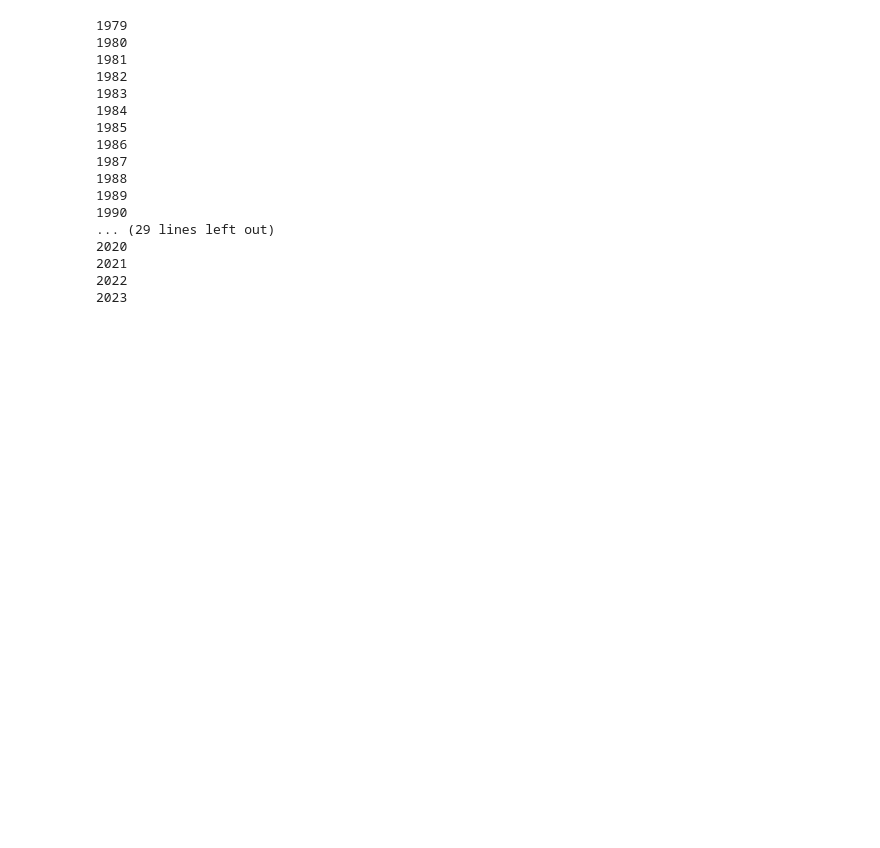
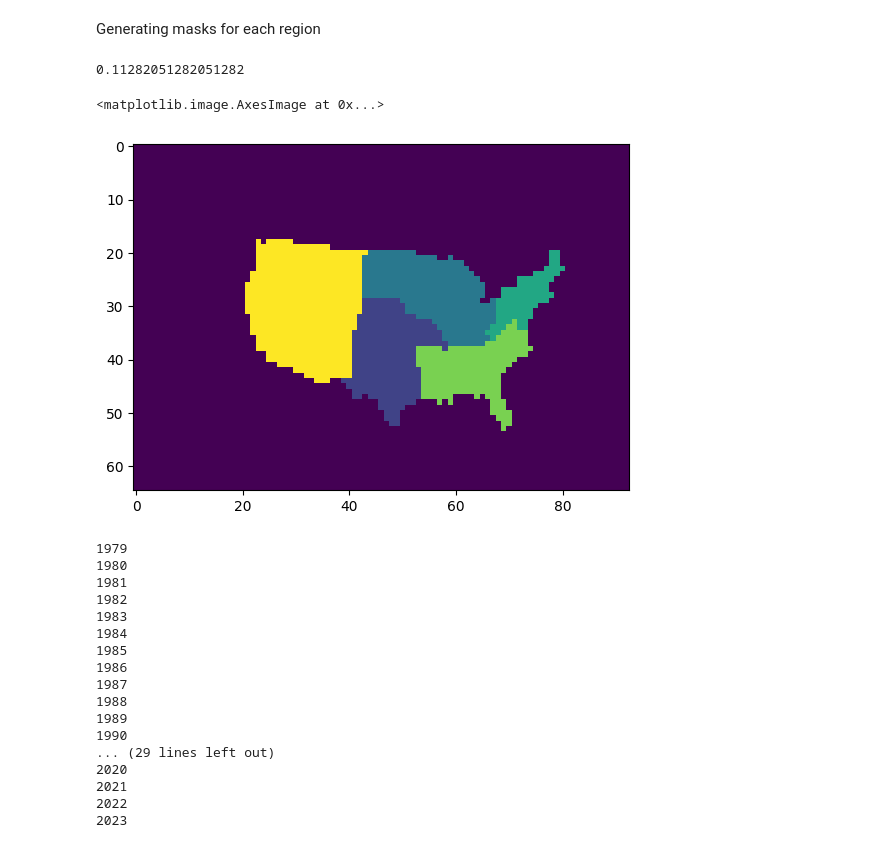
Before and after one commit to milesepstein13/severe-thunderstorm-analysis, a Jupyter notebook: create_contingency.ipynb, the cells around one changed output. Cells and saved outputs as stored; diff of their text form; code cells hidden in the pictures; blank space fills up the shorter version.

```diff
--- a/create_contingency.ipynb
+++ b/create_contingency.ipynb
@@ -48,3 +68,7 @@ outlook_key_dict = {
 }
 
 oldyear = 0
+# %%
+geolocator = Nominatim(user_agent="severe_thunderstorm_miles_new1")
+# %% [markdown]
+Generating masks for each region
@@ -51,3 +129,31 @@ oldyear = 0
+# %%
+# Initialize an empty array for the mask
+mask = np.empty_like(pph['lat'].values, dtype=object)
+
+# Loop over each grid point
+for i in range(pph['lat'].shape[0]):  # Loop over the latitude dimension
+    for j in range(pph['lat'].shape[1]):  # Loop over the longitude dimension
+        lat = pph['lat'].values[i, j]
+        lon = pph['lon'].values[i, j]
+        print(lat, lon)
+        mask[i, j] = mask_function(lat, lon)
+# %%
+np.isin(mask, ['West', 'South']).mean()
+# %% [output]
+0.11282051282051282
+# %%
+unique_values = sorted(set(value for row in mask for value in row if value is not None))
+
+# Create a mapping for the strings and None
+value_to_int = {val: i for i, val in enumerate(unique_values)}
+value_to_int[None] = -1  # Assign -1 for None
+
+# Convert the 2D array to integers and ensure numerical dtype
+int_data = np.array([[value_to_int[val] for val in row] for row in mask[::-1]], dtype=int)
+plt.imshow(int_data)
+# %% [output]
+<matplotlib.image.AxesImage at 0x...>
+[figure, added]
 # %%
 for time in pph['time']:
     year = str(time.values)[:4]
```
Also changed, not shown: parts of 7 cells of this notebook, 34 other files.
